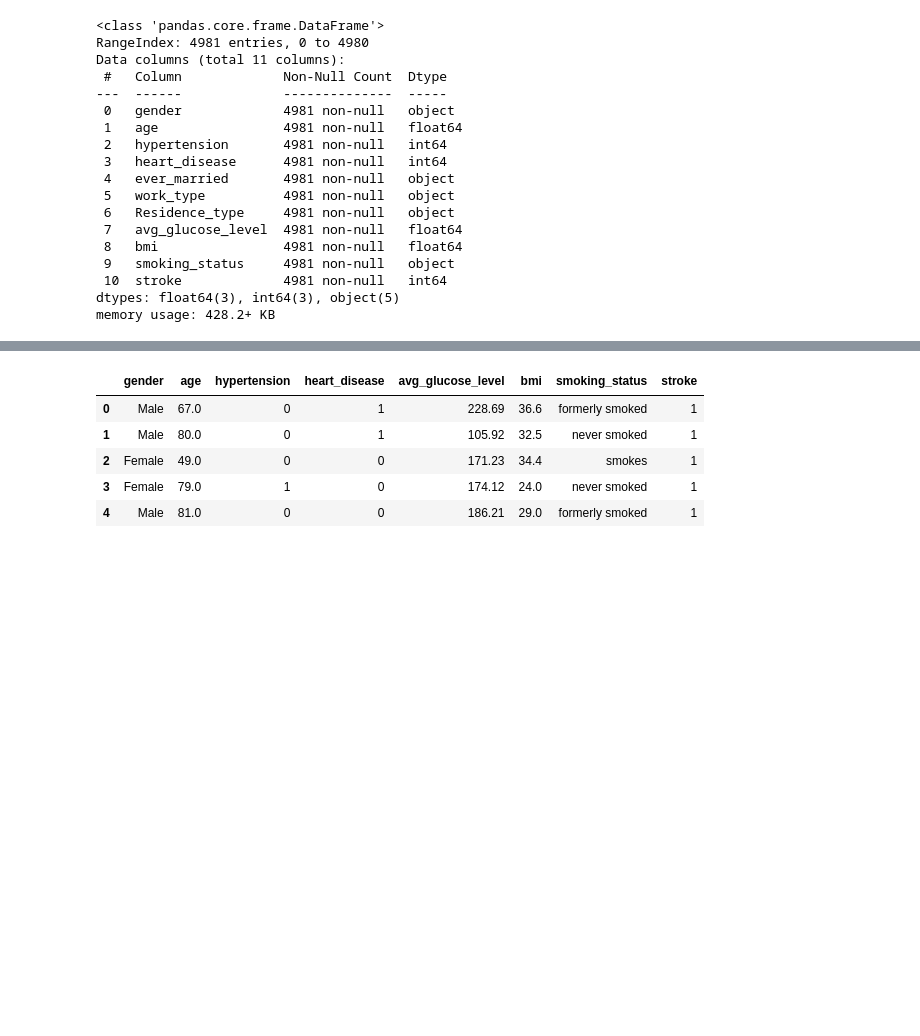
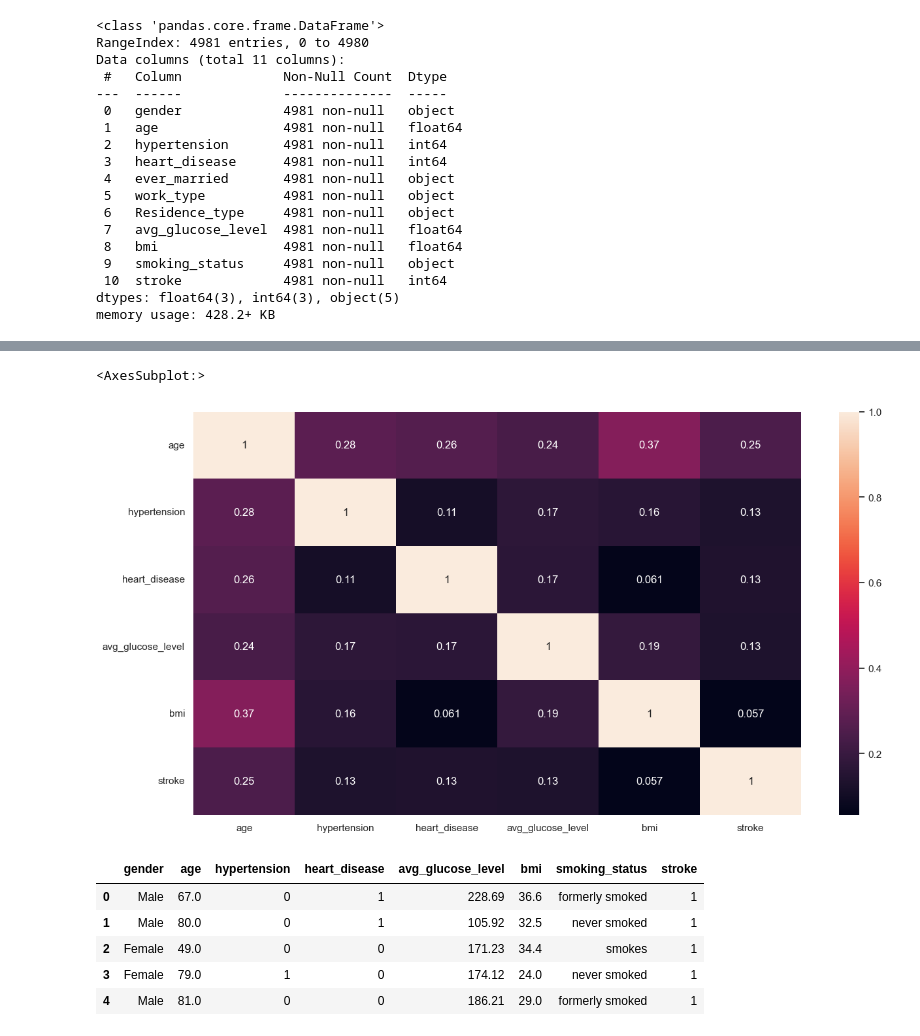
Before and after one commit to gabrielnunesmarques/MachineLearning, a Jupyter notebook: brainstroke.ipynb, the cells around one changed output, grey strips where cells are left out. Cells and saved outputs as stored; diff of their text form; code cells hidden in the pictures; blank space fills up the shorter version.

```diff
--- a/brainstroke.ipynb
+++ b/brainstroke.ipynb
@@ -49,3 +59,9 @@ memory usage: 428.2+ KB
+# %%
+sns.set(rc = {'figure.figsize':(15,8)})
+sns.heatmap(df.corr(),annot=True,fmt='.2g')
+# %% [output]
+<AxesSubplot:>
+[figure, added]
 # %%
 #dropar colunas que não serão utilizadas
 df.drop(['ever_married','work_type','Residence_type'], axis = 1, inplace = True)
```
Also changed, not shown: parts of 23 cells of this notebook.
